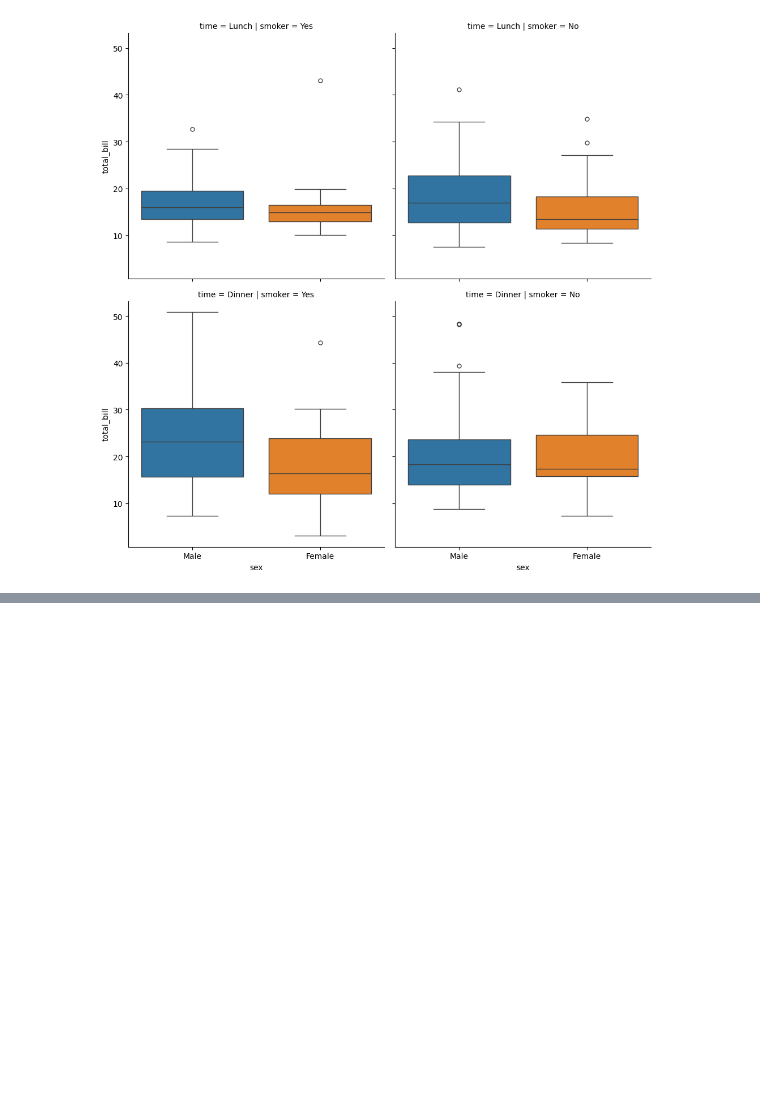
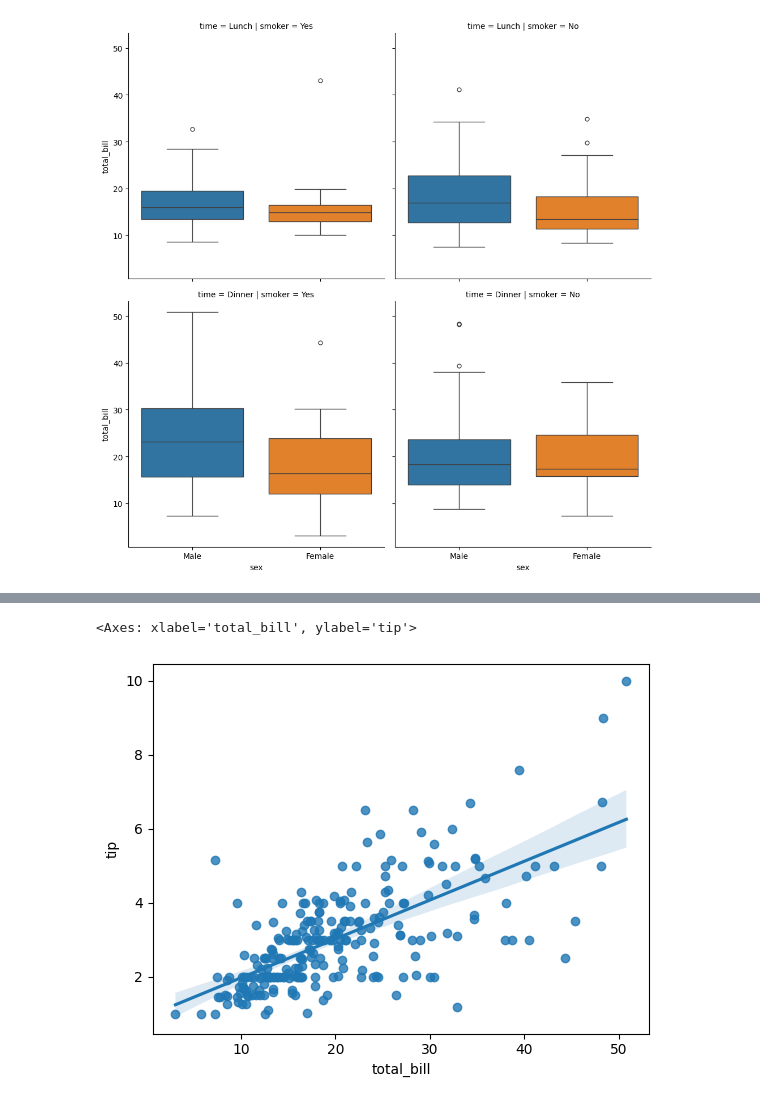
Before and after one commit to adilkamal2478/Adil_Pandas_campusx, a Jupyter notebook: Seaborn_my_notes_session_26.ipynb, the cells around one changed output, grey strips where cells are left out. Cells and saved outputs as stored; diff of their text form; code cells hidden in the pictures; blank space fills up the shorter version.

```diff
--- a/Seaborn_my_notes_session_26.ipynb
+++ b/Seaborn_my_notes_session_26.ipynb
@@ -354,0 +372,14 @@ sns.catplot(
+# %%
+# regplot - add a extra regression line in the scatter plot
+# axes level
+# hue parameter is not available
+
+sns.regplot(
+    data = tips,
+    x = 'total_bill',
+    y = 'tip',
+    # hue = 'sex'
+)
+# %% [output]
+<Axes: xlabel='total_bill', ylabel='tip'>
+[figure, added]
```
Also changed, not shown: parts of 3 cells of this notebook.
